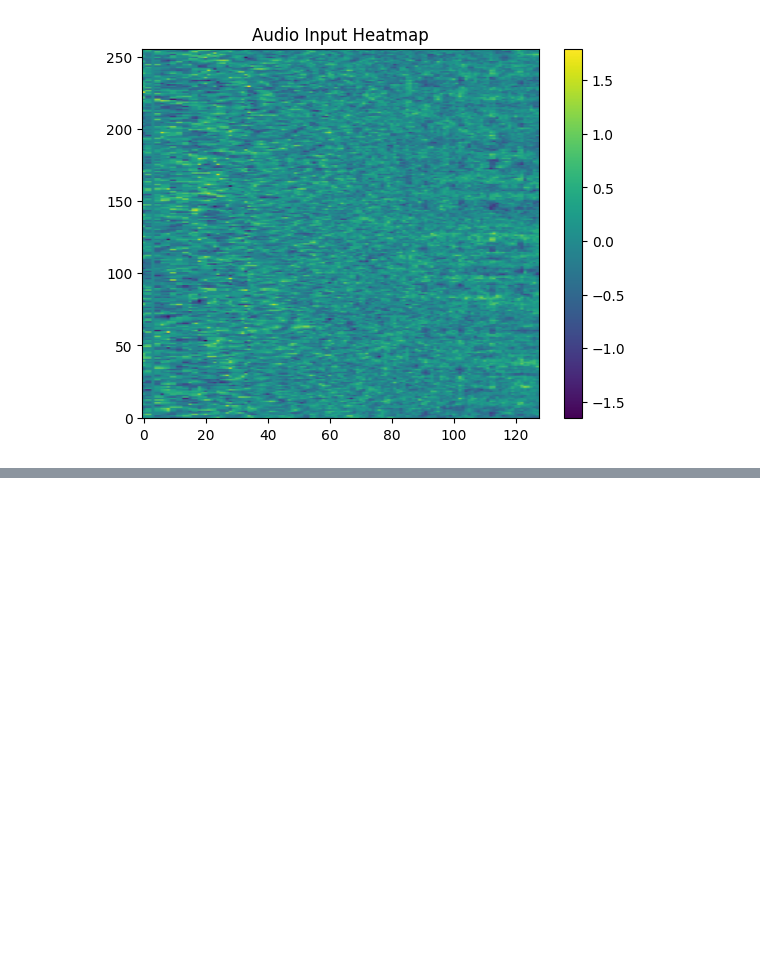
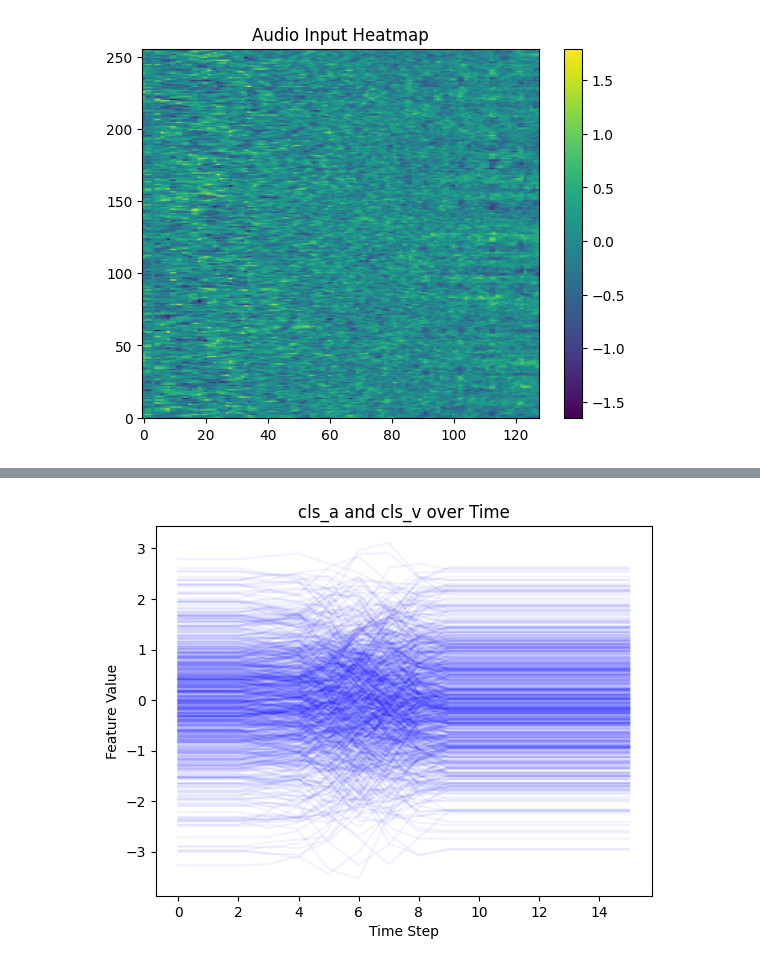
Before and after one commit to MrStrenggeheim/cav-mae-sync, a Jupyter notebook: exploration/analyze_cls.ipynb, the cells around one changed output, grey strips where cells are left out. Cells and saved outputs as stored; diff of their text form; code cells hidden in the pictures; blank space fills up the shorter version.

```diff
--- a/exploration/analyze_cls.ipynb
+++ b/exploration/analyze_cls.ipynb
@@ -259,0 +192,15 @@ np.float32(50.678024)
+# %%
+idx = 5
+a = df.cls_a.iloc[idx]
+b = df.cls_v.iloc[idx]
+# plot cls_a and cls_v over time
+for i in range(a.shape[1]):
+    plt.plot(a[:, i], label='cls_a dim {}'.format(i), color='blue', alpha=0.05)
+    # plt.plot(b[:, i], label='cls_v dim {}'.format(i), color='red', alpha=0.05)
+plt.xlabel('Time Step')
+plt.ylabel('Feature Value')
+plt.title('cls_a and cls_v over Time')
+# plt.legend(None)
+plt.show()
+# %% [output]
+[figure, added]
```
Also changed, not shown: parts of 23 cells of this notebook, 4 other files.
